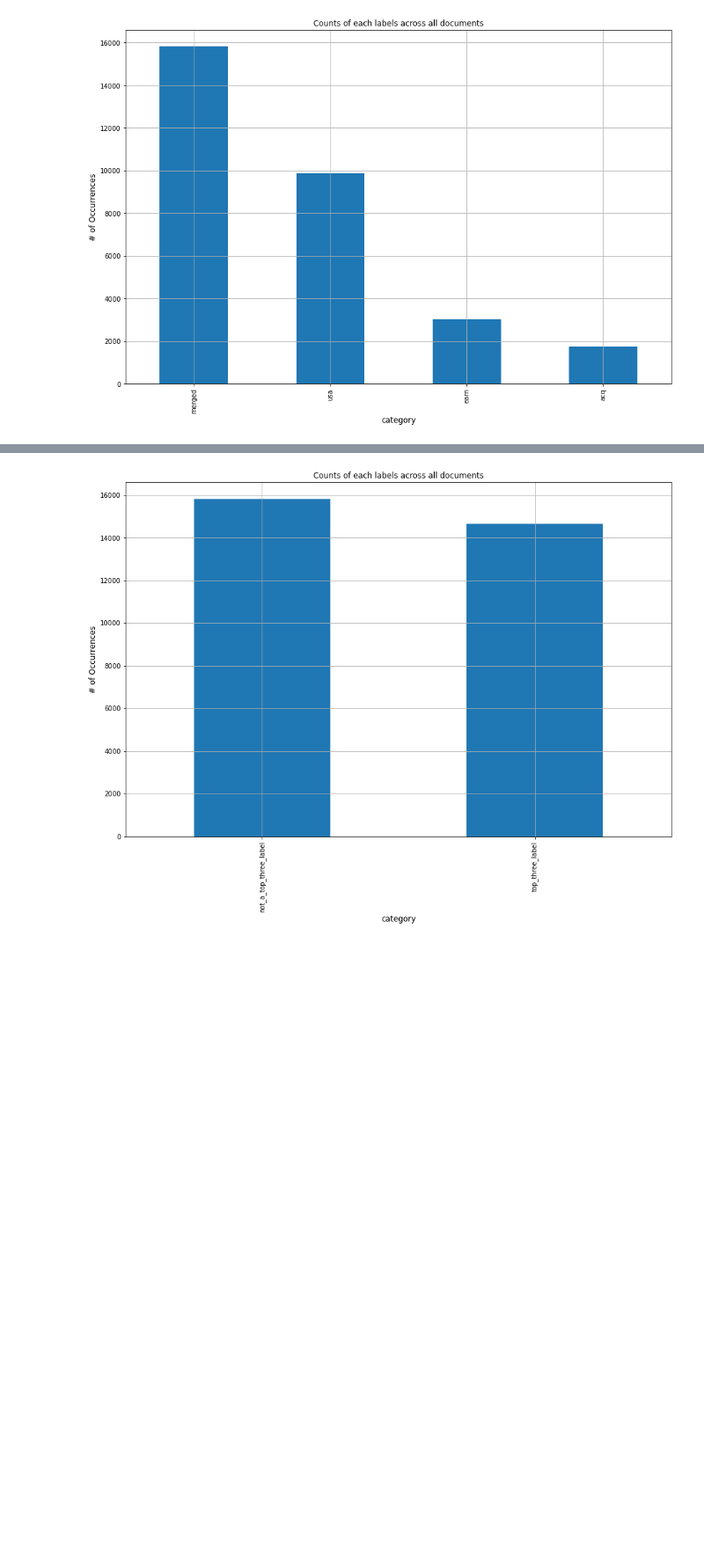
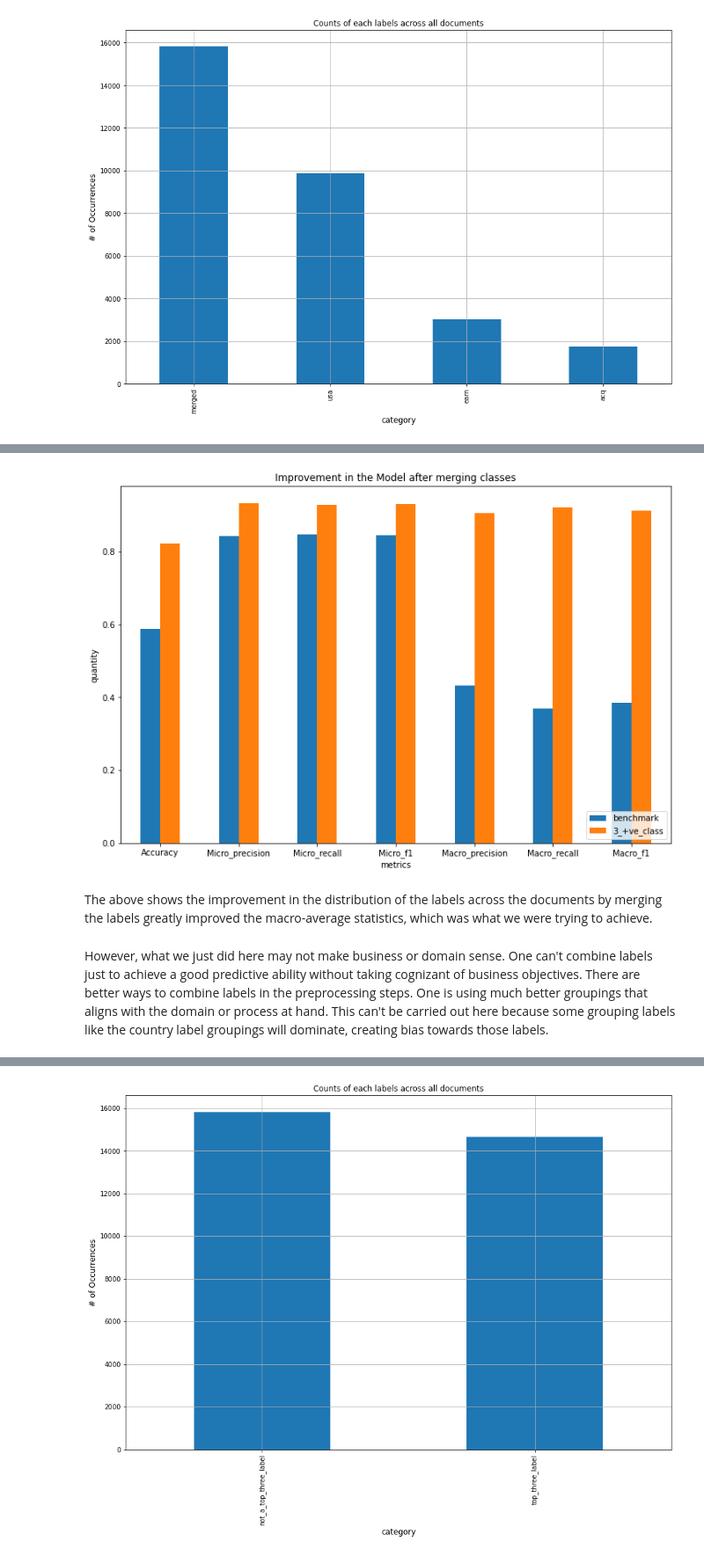
Before and after one commit to andyogah/ds_portfolio, a Jupyter notebook: personal projects/interos_ml_apprentice_coding_challeng/interos_ml_hackthon_scrap_work.ipynb, the cells around one changed output, grey strips where cells are left out. Shown: that part at 88% size. Drawn from its saved outputs; the diff is of its cells as text; code cells hidden in the pictures; blank space fills up the shorter version.

```diff
--- a/personal projects/interos_ml_apprentice_coding_challeng/interos_ml_hackthon_scrap_work.ipynb
+++ b/personal projects/interos_ml_apprentice_coding_challeng/interos_ml_hackthon_scrap_work.ipynb
@@ -381,0 +354,5 @@ Precision: 0.4723, Recall: 0.4040, F1-measure: 0.4235
+# %%
+compare_df = pd.DataFrame({'benchmark': [accuracy, micro_precision, micro_recall, micro_f1, macro_precision, macro_recall,
+                                         macro_f1],},
+                            index = ['Accuracy', 'Micro_precision', 'Micro_recall', 'Micro_f1', 'Macro_precision',
+                                    'Macro_recall', 'Macro_f1'])
@@ -590,2 +576,7 @@ classifier = classifier.fit(vectorized_train_docu, train_labels)
 # %%
-pred_eval(classifier, vectorized_train_docu, train_labels, vectorized_test_docu, test_labels)
+#fit the model on the new merged labels
+classifier = classifier.fit(vectorized_train_docu, train_labels)
+
+#prediction and evaluation on the new merged labels
+accuracy, micro_precision, micro_recall, micro_f1, macro_precision, macro_recall, macro_f1 = pred_eval(classifier,
+                                                    vectorized_train_docu, train_labels, vectorized_test_docu, test_labels)
@@ -619,0 +583,4 @@ From the above, we see that when we stack the usa, earn and acq labels, the occu
+# %%
+#comparing the improved model and the benchmark
+compare_df['3_+ve_class'] =  [accuracy, micro_precision, micro_recall, micro_f1, macro_precision,
+                                             macro_recall, macro_f1]
@@ -619,0 +598,35 @@ From the above, we see that when we stack the usa, earn and acq labels, the occu
+# %%
+def plots(item, title=None):
+
+    '''
+     This function allows one quickly plot bar charts of \
+     different subset variants of the performance metrics dataframe \
+
+     item: either a list of DataFrame names i.e., ['a', 'b', ..] or \
+     or just a single name i.e., 'a.'
+     title: title of the plot. should be string data type
+
+     return value is the reuired plots
+
+     '''
+
+    compare_df[item].plot(kind="bar")
+    fig = matplotlib.pyplot.gcf()
+    fig.set_size_inches(12, 8)
+
+    plt.title(title)
+    plt.xlabel("metrics")
+    plt.ylabel("quantity")
+    plt.xticks(rotation=360) # Rotate x-labels
+    plt.legend(loc="lower right")
+    plt.show()
+    return plt.show()
+# %%
+#plotting improvement in the RF model after hyperparameter tuning
+plots(['benchmark', '3_+ve_class'], 'Improvement in the Model after merging classes')
+# %% [output]
+[figure, added]
+# %% [markdown]
+The above shows the improvement in the distribution of the labels across the documents by merging the labels greatly improved the macro-average statistics, which was what we were trying to achieve.
+# %% [markdown]
+However, what we just did here may not make business or domain sense. One can't combine labels just to achieve a good predictive ability without taking cognizant of business objectives. There are better ways to combine labels in the preprocessing steps. One is using much better groupings that aligns with the domain or process at hand. This can't be carried out here because some grouping labels like the country label groupings will dominate, creating bias towards those labels.
```
Also changed, not shown: parts of 113 cells of this notebook.
